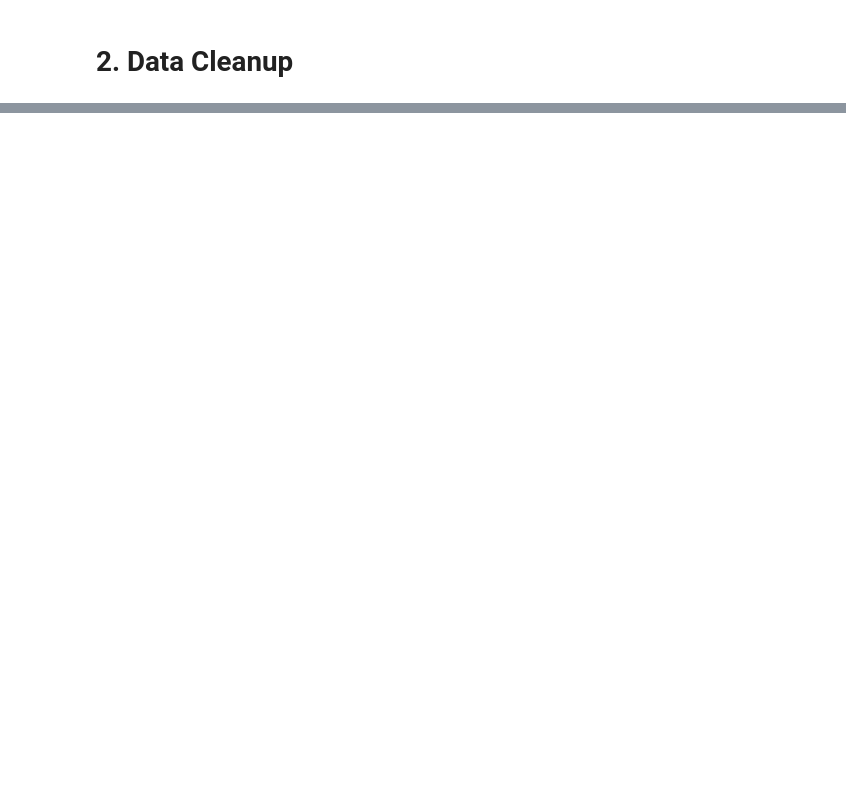
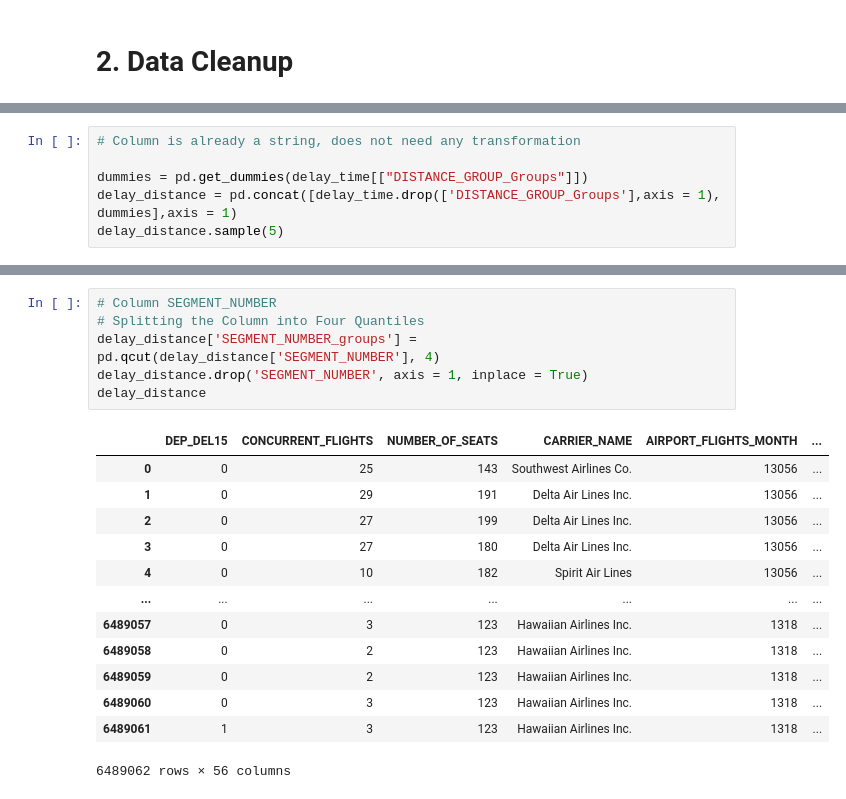
Before and after one commit to luispsalazar/Flight_Delay_Predictor, a Jupyter notebook: flight_delay.ipynb, the cells around one changed output, grey strips where cells are left out. Drawn from its saved outputs; the diff is of its cells as text; blank space fills up the shorter version.

```diff
--- a/flight_delay.ipynb
+++ b/flight_delay.ipynb
@@ -291,0 +415,6 @@ delay['AWND'].plot(kind='hist', figsize=(12, 4))
+# %%
+# Column is already a string, does not need any transformation
+
+dummies = pd.get_dummies(delay_time[["DISTANCE_GROUP_Groups"]])
+delay_distance = pd.concat([delay_time.drop(['DISTANCE_GROUP_Groups'],axis = 1), dummies],axis = 1)
+delay_distance.sample(5)
@@ -291,0 +429,20 @@ delay['AWND'].plot(kind='hist', figsize=(12, 4))
+# %%
+# Column SEGMENT_NUMBER
+# Splitting the Column into Four Quantiles
+delay_distance['SEGMENT_NUMBER_groups'] = pd.qcut(delay_distance['SEGMENT_NUMBER'], 4)
+delay_distance.drop('SEGMENT_NUMBER', axis = 1, inplace = True)
+delay_distance
+# %% [output]
+|  | DEP_DEL15 | CONCURRENT_FLIGHTS | NUMBER_OF_SEATS | CARRIER_NAME | AIRPORT_FLIGHTS_MONTH | ... |
+| 0 | 0 | 25 | 143 | Southwest Airlines Co. | 13056 | ... |
+| 1 | 0 | 29 | 191 | Delta Air Lines Inc. | 13056 | ... |
+| 2 | 0 | 27 | 199 | Delta Air Lines Inc. | 13056 | ... |
+| 3 | 0 | 27 | 180 | Delta Air Lines Inc. | 13056 | ... |
+| 4 | 0 | 10 | 182 | Spirit Air Lines | 13056 | ... |
+| ... | ... | ... | ... | ... | ... | ... |
+| 6489057 | 0 | 3 | 123 | Hawaiian Airlines Inc. | 1318 | ... |
+| 6489058 | 0 | 2 | 123 | Hawaiian Airlines Inc. | 1318 | ... |
+| 6489059 | 0 | 2 | 123 | Hawaiian Airlines Inc. | 1318 | ... |
+| 6489060 | 0 | 3 | 123 | Hawaiian Airlines Inc. | 1318 | ... |
+| 6489061 | 1 | 3 | 123 | Hawaiian Airlines Inc. | 1318 | ... |
+6489062 rows × 56 columns
```
Also changed, not shown: parts of 49 cells of this notebook, 1 other file.
